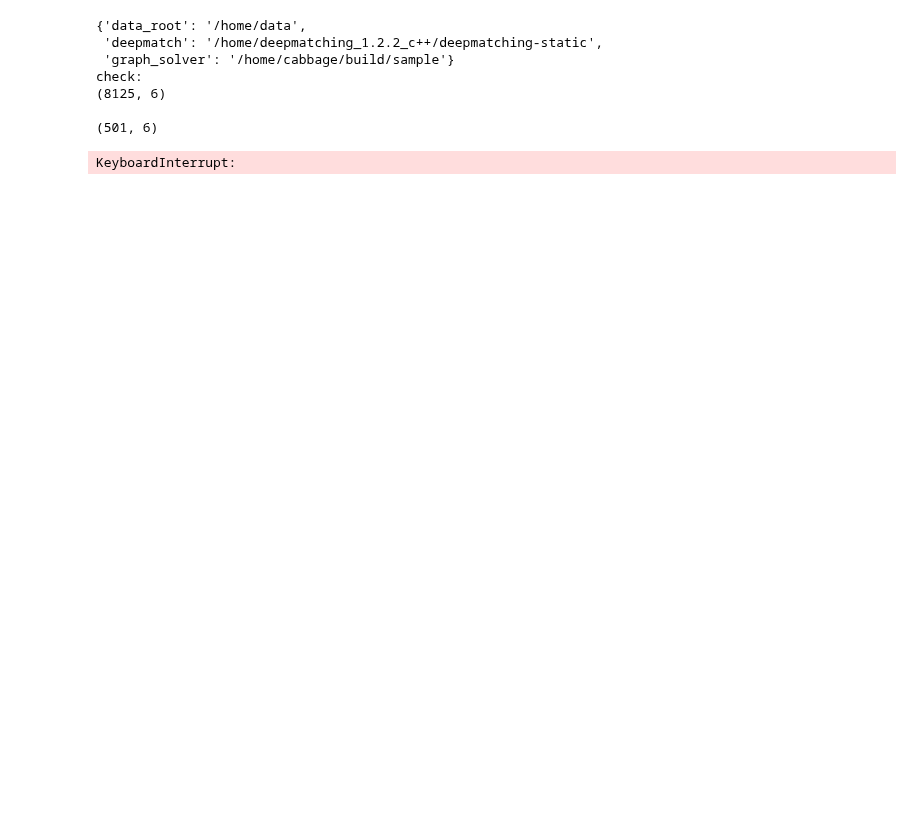
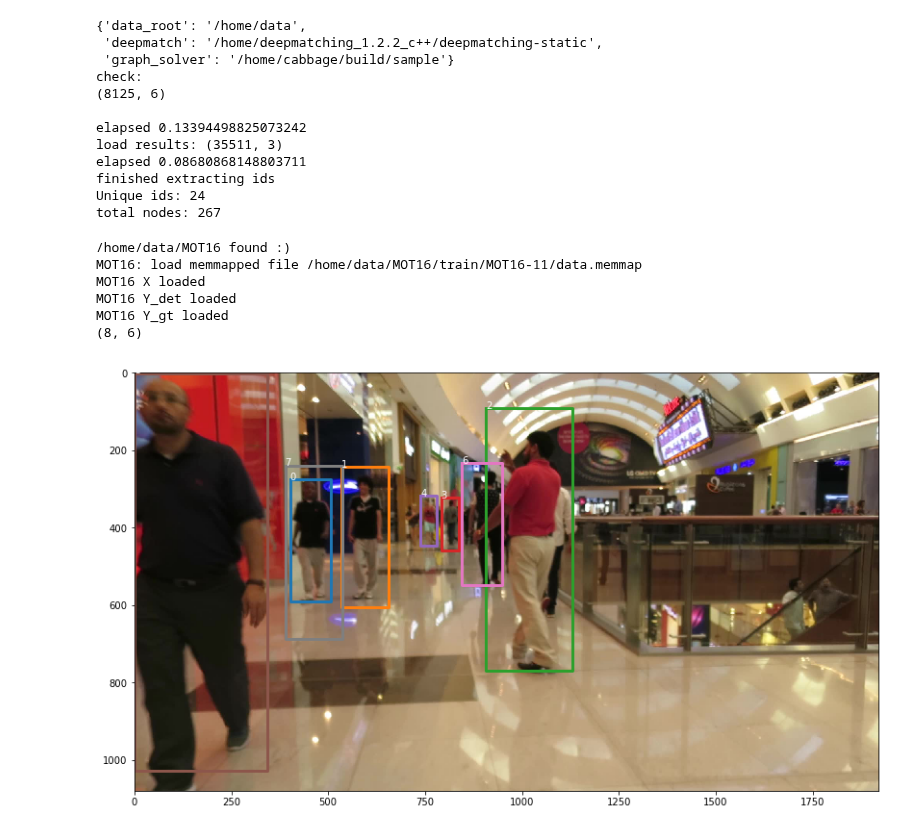
Before and after one commit to jutanke/cabbage, a Jupyter notebook: prototyping/Calculate_MOTA.ipynb, the cells around one changed output. Cells and saved outputs as stored; diff of their text form; code cells hidden in the pictures; blank space fills up the shorter version.

```diff
--- a/prototyping/Calculate_MOTA.ipynb
+++ b/prototyping/Calculate_MOTA.ipynb
@@ -20,10 +20,6 @@ print("check:")
 print(mot16.mot16_11_detections.shape)
 print("")
 
-
-Hy = VideoData(mot16.get_MOT16_11_trajectories())  # true detections
-Hy = Hy.get_n_first_frames(100)
-print(Hy.shape)
 
 
 __start = time()
@@ -66,11 +62,8 @@ lookup = {}
 for new,old in zip(list(range(n_unique)), np.unique(Nodes)):
     lookup[old] = new
 
-for i in range(len(Nodes)):
-    Nodes[i] = lookup[Nodes[i]]
-
-
 print("Unique ids:", n_unique)
+print("total nodes:", len(Nodes))
 # %% [output]
 {'data_root': '/home/data',
  'deepmatch': '/home/deepmatching_1.2.2_c++/deepmatching-static',
@@ -78,5 +71,9 @@ print("Unique ids:", n_unique)
 check:
 (8125, 6)
 
-(501, 6)
+elapsed 0.13394498825073242
+load results: (35511, 3)
+elapsed 0.08680868148803711
+finished extracting ids
+Unique ids: 24
+total nodes: 267
-KeyboardInterrupt:
@@ -90,2 +80,32 @@ print(mot16.mot16_11_detections.shape)
+# %%
+%matplotlib inline
+import matplotlib.pyplot as plt
+from pak import utils
+from pak.datasets.MOT import MOT16
+mot16__ = MOT16(root)
+X, Y_det, Y_gt = mot16__.get_train("MOT16-11", memmapped=True)
+
+fig = plt.figure(figsize=(16,8))
+
+plt.imshow(X[0])
+
+Y_f1 = utils.extract_eq(mot16.mot16_11_detections,
+                               col=0, value=2)
+
+print(Y_f1.shape)
+for idx, (_, x, y, w, h, _) in enumerate(Y_f1):
+    bbX, bbY = utils.bb_to_plt_plot(x, y, w, h)
+    plt.text(x, y, str(idx), color='white')
+    plt.plot(bbX, bbY, linewidth=3)
+
+plt.show()
+# %% [output]
+/home/data/MOT16 found :)
+MOT16: load memmapped file /home/data/MOT16/train/MOT16-11/data.memmap
+MOT16 X loaded
+MOT16 Y_det loaded
+MOT16 Y_gt loaded
+(8, 6)
+[figure, added]
 # %%
 from pak.post_processing import MOT
```
Also changed, not shown: parts of 2 cells of this notebook, 6 other files.
